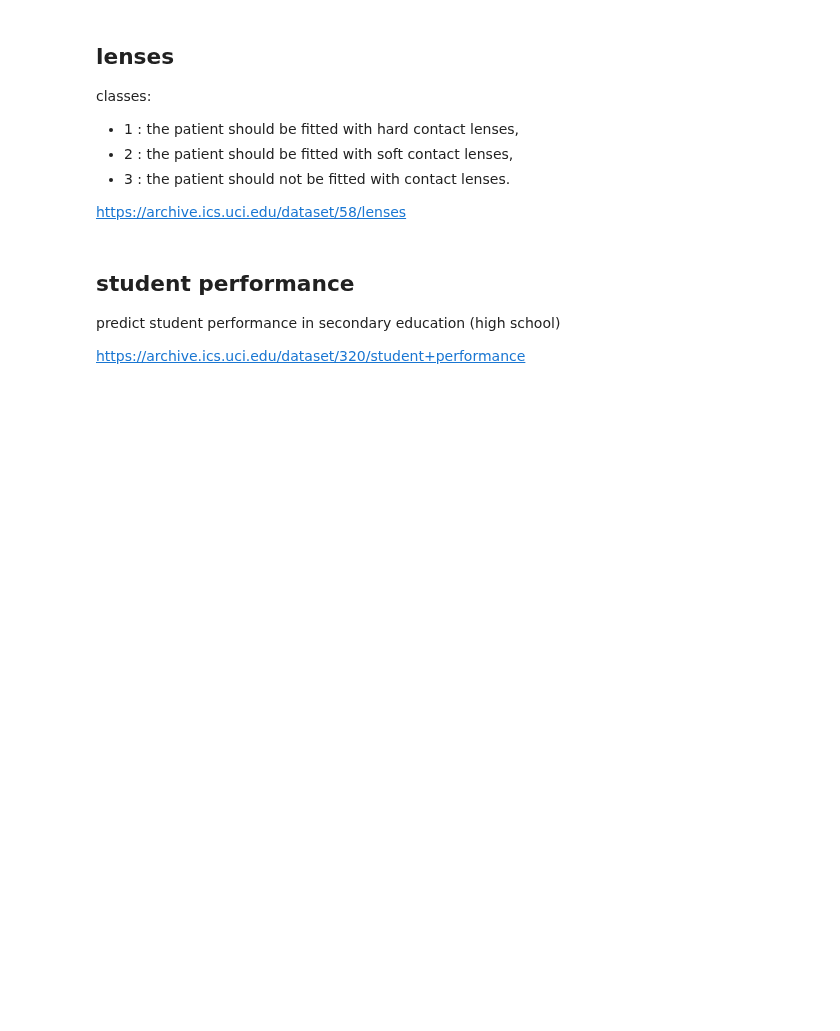
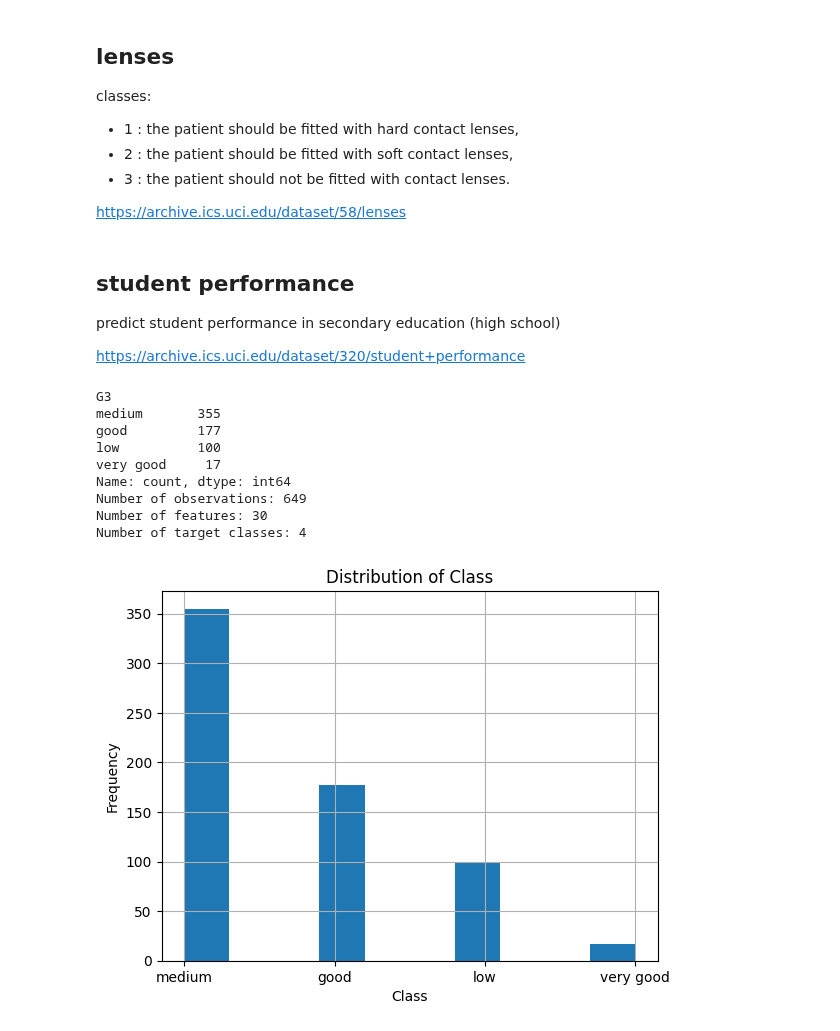
Before and after one commit to mafits/opt-ordinal-scorecards, a Jupyter notebook: test_ordinal.ipynb, the cells around one changed output. Drawn from its saved outputs; the diff is of its cells as text; code cells hidden in the pictures; blank space fills up the shorter version.

```diff
--- a/test_ordinal.ipynb
+++ b/test_ordinal.ipynb
@@ -813,23 +873,54 @@ https://archive.ics.uci.edu/dataset/320/student+performance
 # %%
 # fetch dataset
 student_performance_data = fetch_ucirepo(id=320)
 
 # data (as pandas dataframes)
 student_performance_X = student_performance_data.data.features
 student_performance_y = student_performance_data.data.targets
+# delete targets 'G1' and 'G2'
+student_performance_y = student_performance_y.drop(columns=['G1', 'G2'])
+
+# make classes
+student_performance_y = student_performance_y['G3'].apply(
+    lambda x: 'low' if x < 10 else ('medium' if x < 14 else ('good' if x < 18 else 'very good'))
+)
 
 # metadata
-print(student_performance_data.metadata)
+# print(student_performance_data.metadata)
 
 # variable information
-print(student_performance_data.variables)
+# print(student_performance_data.variables)
 
-student_performance_y = pd.Series(student_performance_y['G1'], name='G1')
+student_performance_y = pd.Series(student_performance_y)
 print(student_performance_y.value_counts())
 student_performance_y.hist()
 plt.xlabel('Class')
 plt.ylabel('Frequency')
 plt.title('Distribution of Class')
+
+
+# num of observations
+num_observations = len(student_performance_X)
+print(f'Number of observations: {num_observations}')
+
+# num of features
+num_features = len(student_performance_X.columns)
+print(f'Number of features: {num_features}')
+
+# number of target classes
+num_classes = len(student_performance_y.unique())
+print(f'Number of target classes: {num_classes}')
+# %% [output]
+G3
+medium       355
+good         177
+low          100
+very good     17
+Name: count, dtype: int64
+Number of observations: 649
+Number of features: 30
+Number of target classes: 4
+[figure, added]
 # %%
 categorical_columns = student_performance_X.select_dtypes(include=['object']).columns.tolist()
 print("categorical columns: ", categorical_columns)
```
Also changed, not shown: parts of 14 cells of this notebook, 2 other files.
